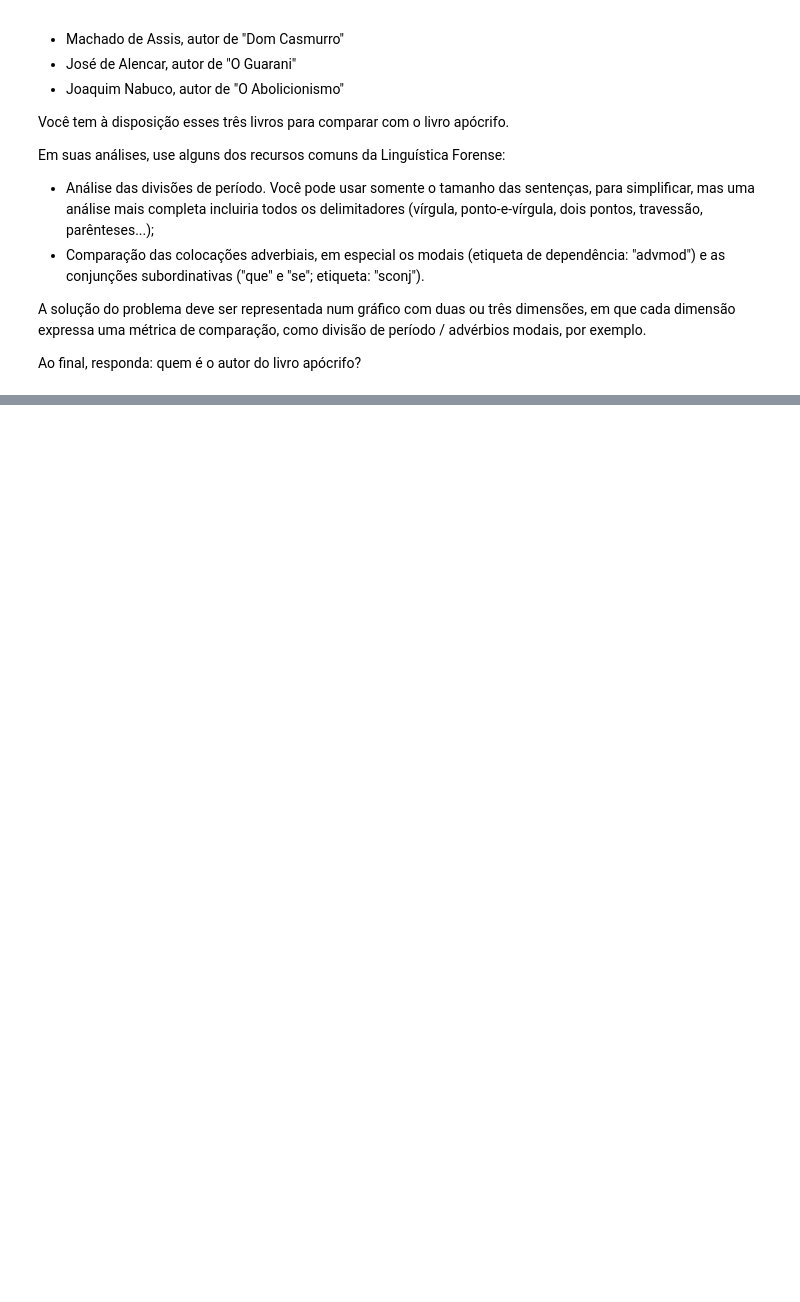
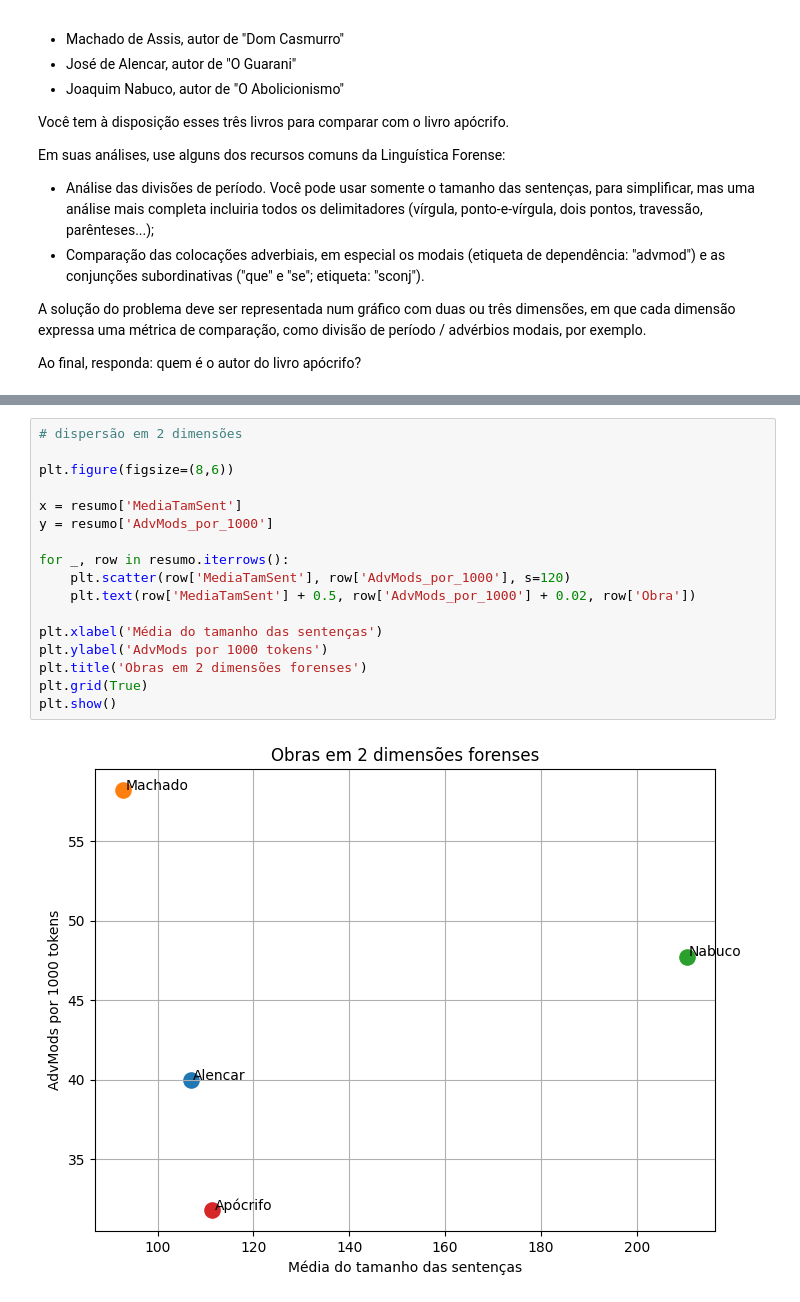
Before and after one commit to mbenedicto99/Natural-Language-Processing, a Jupyter notebook: PECE_2026_POS_tagging_e_dependências.ipynb, the cells around one changed output, grey strips where cells are left out. Drawn from its saved outputs; the diff is of its cells as text; blank space fills up the shorter version.

```diff
--- a/PECE_2026_POS_tagging_e_dependências.ipynb
+++ b/PECE_2026_POS_tagging_e_dependências.ipynb
@@ -238,0 +538,19 @@ Ao final, responda: quem é o autor do livro apócrifo?
+# %%
+# dispersão em 2 dimensões
+
+plt.figure(figsize=(8,6))
+
+x = resumo['MediaTamSent']
+y = resumo['AdvMods_por_1000']
+
+for _, row in resumo.iterrows():
+    plt.scatter(row['MediaTamSent'], row['AdvMods_por_1000'], s=120)
+    plt.text(row['MediaTamSent'] + 0.5, row['AdvMods_por_1000'] + 0.02, row['Obra'])
+
+plt.xlabel('Média do tamanho das sentenças')
+plt.ylabel('AdvMods por 1000 tokens')
+plt.title('Obras em 2 dimensões forenses')
+plt.grid(True)
+plt.show()
+# %% [output]
+[figure, added]
```
Also changed, not shown: parts of 36 cells of this notebook.
